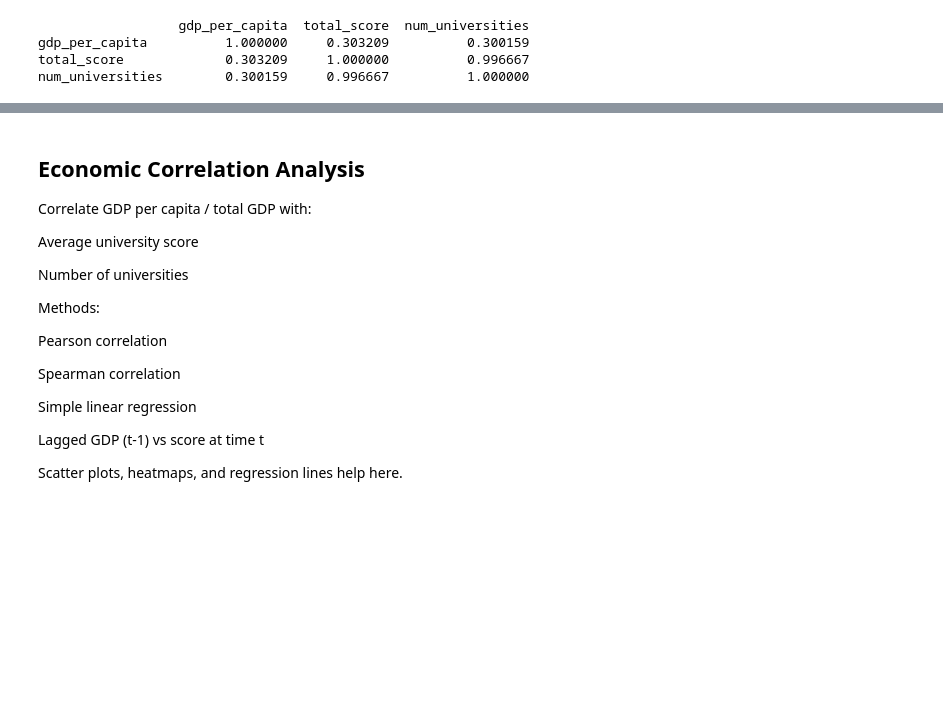
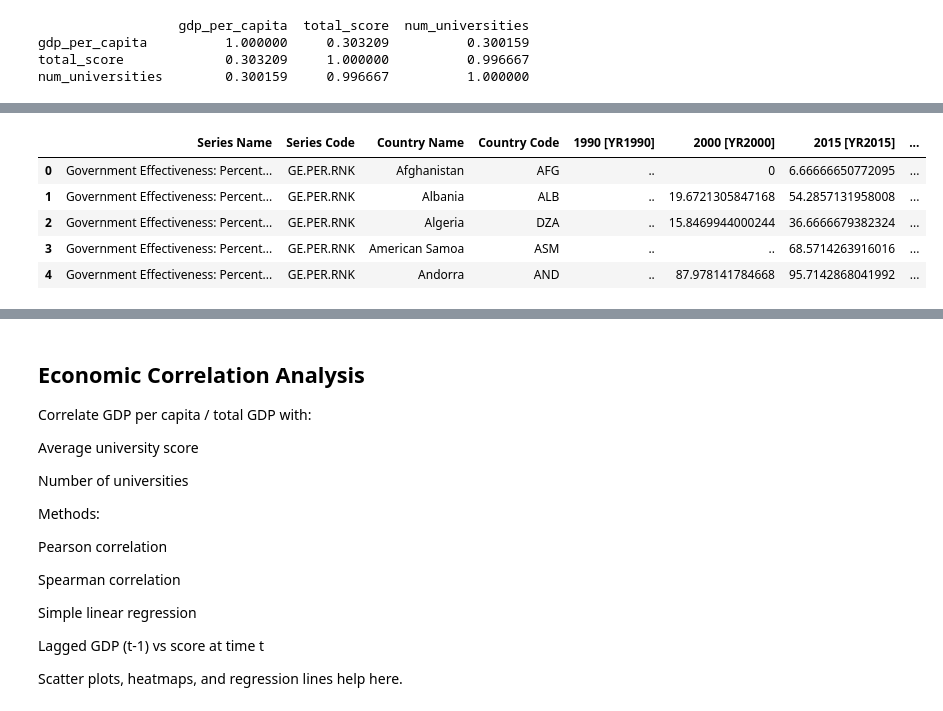
Before and after one commit to i11g/Data-Science-Project, a Jupyter notebook: Data.ipynb, the cells around one changed output, grey strips where cells are left out. Cells and saved outputs as stored; diff of their text form; code cells hidden in the pictures; blank space fills up the shorter version.

```diff
--- a/Data.ipynb
+++ b/Data.ipynb
@@ -1371,2 +1429,3 @@ merged[["gov_exp_pct_gdp", "score", "gdp_per_capita"]].corr()
 # %%
-print(merged_df.columns.tolist())
+# Load dataset
+gov_df = pd.read_csv("data/Gov_effect_score .csv")
@@ -1414,0 +1432,9 @@ plt.show()
+# %%
+gov_df.head()
+# %% [output]
+|  | Series Name | Series Code | Country Name | Country Code | 1990 [YR1990] | 2000 [YR2000] | 2015 [YR2015] | ... |
+| 0 | Government Effectiveness: Percent... | GE.PER.RNK | Afghanistan | AFG | .. | 0 | 6.66666650772095 | ... |
+| 1 | Government Effectiveness: Percent... | GE.PER.RNK | Albania | ALB | .. | 19.6721305847168 | 54.2857131958008 | ... |
+| 2 | Government Effectiveness: Percent... | GE.PER.RNK | Algeria | DZA | .. | 15.8469944000244 | 36.6666679382324 | ... |
+| 3 | Government Effectiveness: Percent... | GE.PER.RNK | American Samoa | ASM | .. | .. | 68.5714263916016 | ... |
+| 4 | Government Effectiveness: Percent... | GE.PER.RNK | Andorra | AND | .. | 87.978141784668 | 95.7142868041992 | ... |
```
Also changed, not shown: parts of 56 cells of this notebook, 4 other files.
